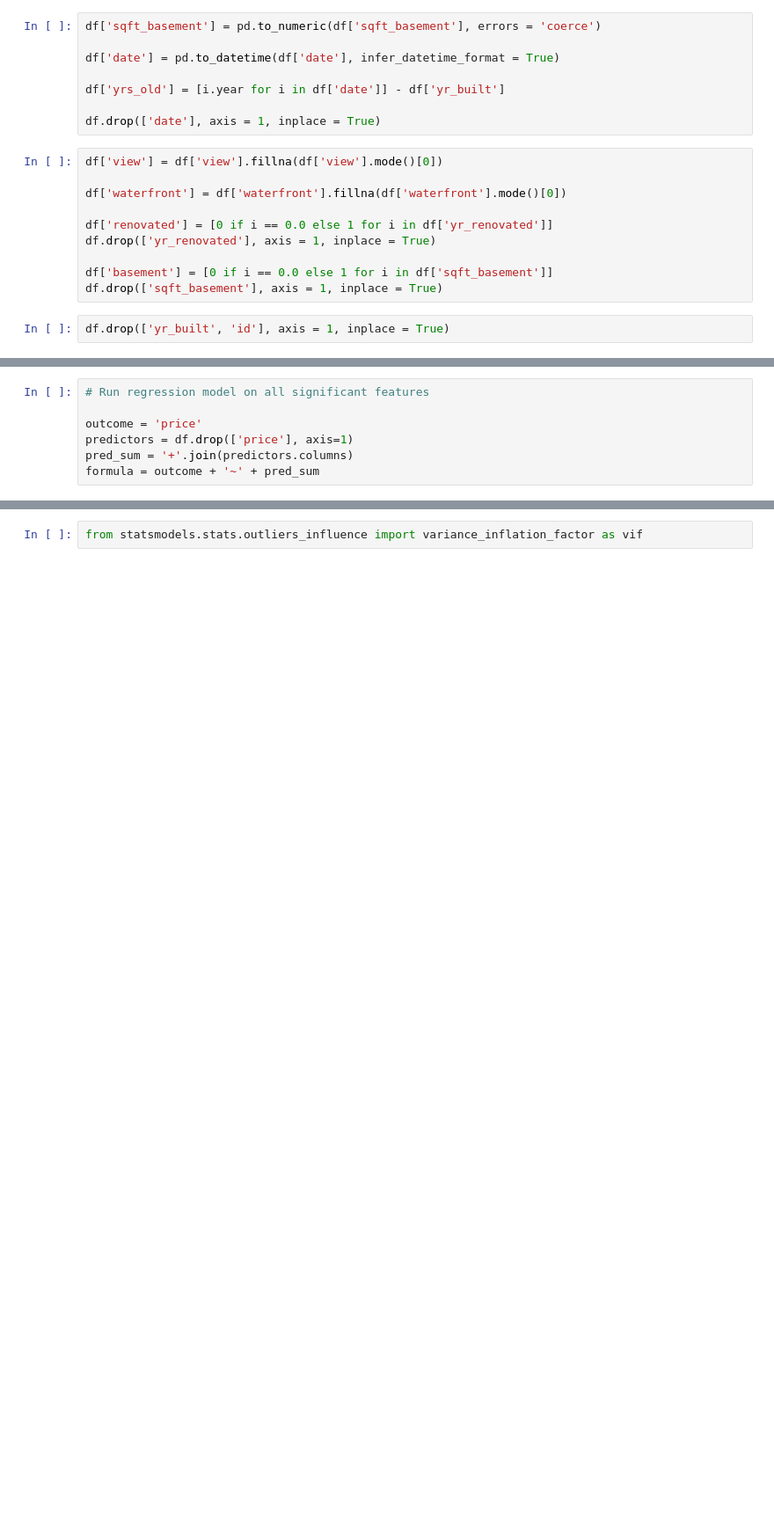
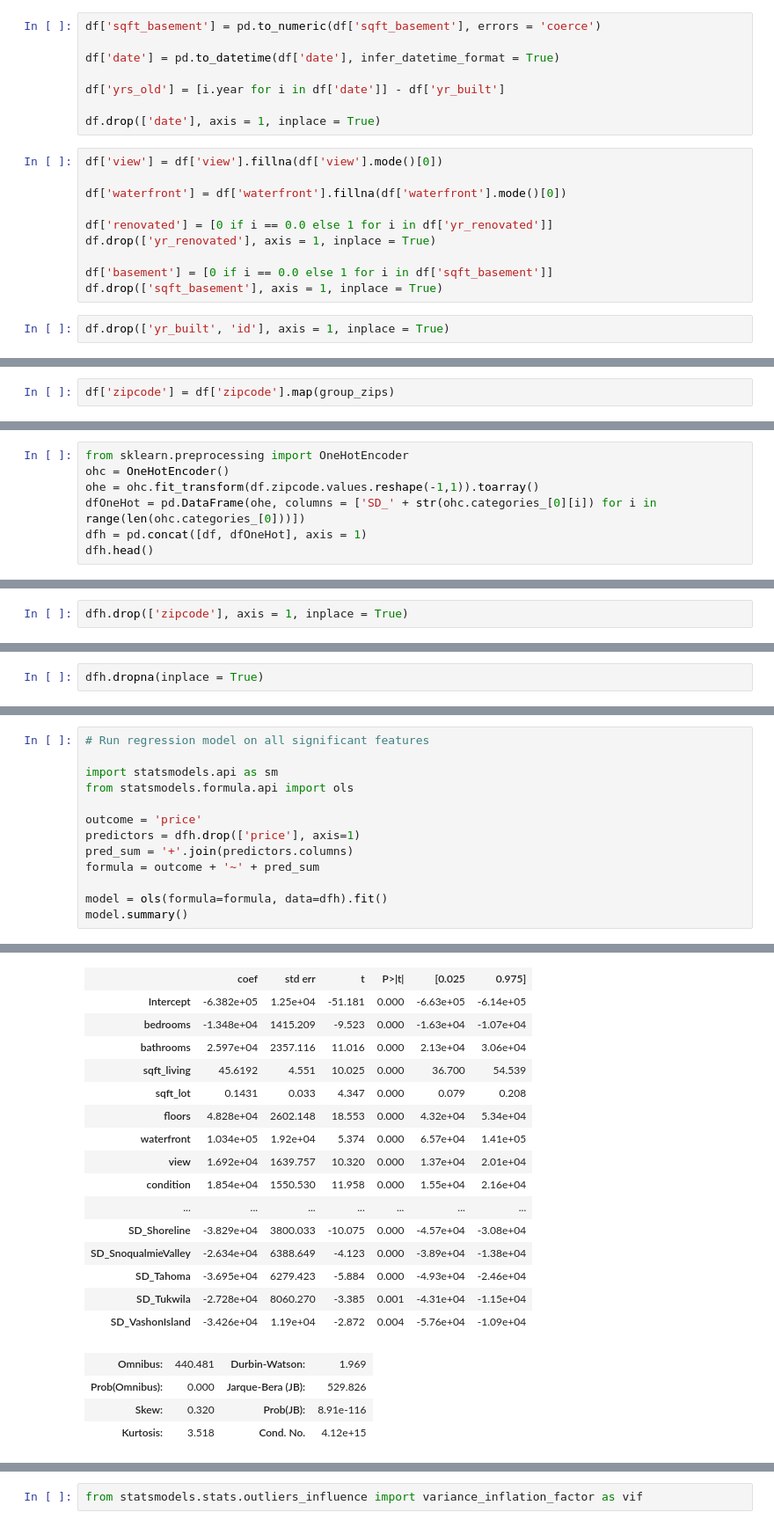
Before and after one commit to joshblumer/dsc-mod-2-project-v2-1-online-ds-sp-000, a Jupyter notebook: SQFT Experimental.ipynb, the cells around one changed output, grey strips where cells are left out. Shown: that part at 88% size. Cells and saved outputs as stored; diff of their text form; blank space fills up the shorter version.

```diff
--- a/SQFT Experimental.ipynb
+++ b/SQFT Experimental.ipynb
@@ -38,0 +146,2 @@ from statsmodels.formula.api import ols
+# %%
+df['zipcode'] = df['zipcode'].map(group_zips)
@@ -38,0 +157,7 @@ from statsmodels.formula.api import ols
+# %%
+from sklearn.preprocessing import OneHotEncoder
+ohc = OneHotEncoder()
+ohe = ohc.fit_transform(df.zipcode.values.reshape(-1,1)).toarray()
+dfOneHot = pd.DataFrame(ohe, columns = ['SD_' + str(ohc.categories_[0][i]) for i in range(len(ohc.categories_[0]))])
+dfh = pd.concat([df, dfOneHot], axis = 1)
+dfh.head()
@@ -38,0 +172,2 @@ from statsmodels.formula.api import ols
+# %%
+dfh.drop(['zipcode'], axis = 1, inplace = True)
@@ -38,0 +194,2 @@ from statsmodels.formula.api import ols
+# %%
+dfh.dropna(inplace = True)
@@ -39,7 +226,14 @@ from statsmodels.formula.api import ols
 # %%
 # Run regression model on all significant features
 
+import statsmodels.api as sm
+from statsmodels.formula.api import ols
+
 outcome = 'price'
-predictors = df.drop(['price'], axis=1)
+predictors = dfh.drop(['price'], axis=1)
 pred_sum = '+'.join(predictors.columns)
 formula = outcome + '~' + pred_sum
+
+model = ols(formula=formula, data=dfh).fit()
+model.summary()
+# %% [output]
@@ -45,0 +250,20 @@ formula = outcome + '~' + pred_sum
+|  | coef | std err | t | P>|t| | [0.025 | 0.975] |
+| Intercept | -6.382e+05 | 1.25e+04 | -51.181 | 0.000 | -6.63e+05 | -6.14e+05 |
+| bedrooms | -1.348e+04 | 1415.209 | -9.523 | 0.000 | -1.63e+04 | -1.07e+04 |
+| bathrooms | 2.597e+04 | 2357.116 | 11.016 | 0.000 | 2.13e+04 | 3.06e+04 |
+| sqft_living | 45.6192 | 4.551 | 10.025 | 0.000 | 36.700 | 54.539 |
+| sqft_lot | 0.1431 | 0.033 | 4.347 | 0.000 | 0.079 | 0.208 |
+| floors | 4.828e+04 | 2602.148 | 18.553 | 0.000 | 4.32e+04 | 5.34e+04 |
+| waterfront | 1.034e+05 | 1.92e+04 | 5.374 | 0.000 | 6.57e+04 | 1.41e+05 |
+| view | 1.692e+04 | 1639.757 | 10.320 | 0.000 | 1.37e+04 | 2.01e+04 |
+| condition | 1.854e+04 | 1550.530 | 11.958 | 0.000 | 1.55e+04 | 2.16e+04 |
+| ... | ... | ... | ... | ... | ... | ... |
+| SD_Shoreline | -3.829e+04 | 3800.033 | -10.075 | 0.000 | -4.57e+04 | -3.08e+04 |
+| SD_SnoqualmieValley | -2.634e+04 | 6388.649 | -4.123 | 0.000 | -3.89e+04 | -1.38e+04 |
+| SD_Tahoma | -3.695e+04 | 6279.423 | -5.884 | 0.000 | -4.93e+04 | -2.46e+04 |
+| SD_Tukwila | -2.728e+04 | 8060.270 | -3.385 | 0.001 | -4.31e+04 | -1.15e+04 |
+| SD_VashonIsland | -3.426e+04 | 1.19e+04 | -2.872 | 0.004 | -5.76e+04 | -1.09e+04 |
+| Omnibus: | 440.481 | Durbin-Watson: | 1.969 |
+| Prob(Omnibus): | 0.000 | Jarque-Bera (JB): | 529.826 |
+| Skew: | 0.320 | Prob(JB): | 8.91e-116 |
+| Kurtosis: | 3.518 | Cond. No. | 4.12e+15 |
```
Also changed, not shown: parts of 36 cells of this notebook, 5 other files.
